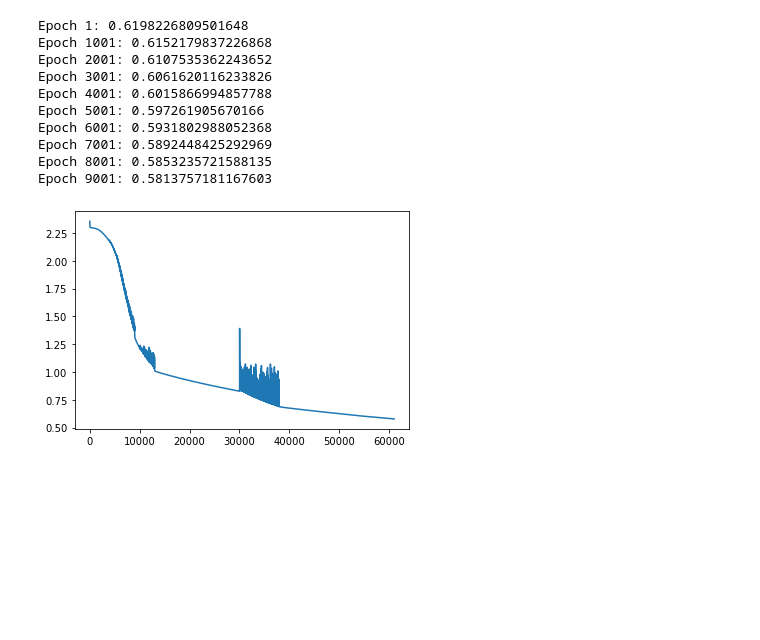
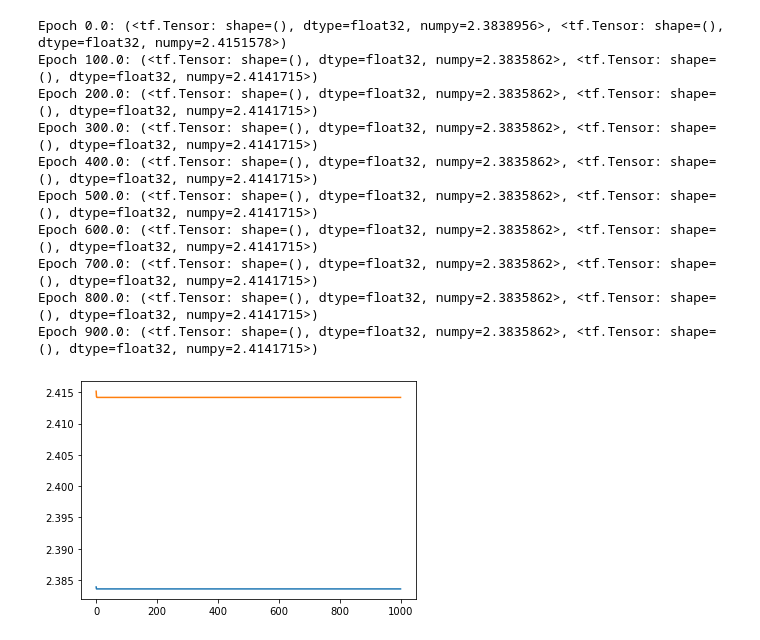
Before and after one commit to asarwinski/NeuralNetworks, a Jupyter notebook: MNIST/mnist.ipynb, the cells around one changed output. Drawn from its saved outputs; the diff is of its cells as text; code cells hidden in the pictures; blank space fills up the shorter version.

Commit message:
Added test for exponetally weighted averages

```diff
--- a/MNIST/mnist.ipynb
+++ b/MNIST/mnist.ipynb
@@ -171,8 +189,22 @@ x_train = x_train / 255
 x_test = x_test / 255
 y_train = tf.one_hot(y_train, depth=10, axis=0)
 y_test = tf.one_hot(y_test, depth=10, axis=0)
-x_train = x_train[:10000]
-y_train = y_train[:,:10000]
 
 x_train = tf.reshape(x_train, [784, -1])
 x_train = tf.cast(x_train, tf.float32)
+
+x_test = tf.reshape(x_test, [784, -1])
+x_test = tf.cast(x_test, tf.float32)
+
+x_train = x_test[:,:10000].numpy()
+y_train = y_train[:,:10000].numpy()
+
+x_test = x_test[:,:1000]
+y_test = y_test[:,:1000]
+
+
+x_train_batches = create_batches(x_train, batch_size)
+y_train_batches = create_batches(y_train, batch_size)
+
+x_train_batches = tf.ragged.constant(x_train_batches)
+y_train_batches = tf.ragged.constant(y_train_batches)
@@ -182,27 +211,46 @@ y_train = tf.constant([[0,1,1,0],[1,0,0,1]], dtype=tf.float32)
+# %%
+layer_names = ['dense', 'batch_norm', 'dense', 'softmax']
+hidden_units = [16,8,8,10]
+input_size = 784
+hidden_units.insert(0, input_size)
+
+learning_rate = tf.constant(0.001, dtype=tf.float32)
+keep_prob = 0.9
+
+image_height = 28
+image_width = 28
+
+m_train = x_train.shape[1]
+m_test = x_test.shape[1]
+
+batch_size = 256
 # %%
 layers = create_layers()
 costs = []
+optimizer = Adam()
+
+training_step = tf.function(training_step_template)
 # %%
-for i in range(10000):
-    cost = training_step(x_train, y_train, layers, learning_rate)
+for i in tf.range(1000, dtype=tf.float32):
+    cost = training_step(x_train_batches, y_train_batches, x_test, y_test, layers, optimizer, learning_rate)
     costs.append(cost)
-    if i%1000 == 0:
-        print('Epoch {0}: {1}'.format(i+1, cost))
+    if i%100 == 0:
+        print('Epoch {0}: {1}'.format(i, cost))
 
 plt.plot(costs)
 plt.show()
 # %% [output]
-Epoch 1: 0.6198226809501648
-Epoch 1001: 0.6152179837226868
-Epoch 2001: 0.6107535362243652
-Epoch 3001: 0.6061620116233826
-Epoch 4001: 0.6015866994857788
-Epoch 5001: 0.597261905670166
-Epoch 6001: 0.5931802988052368
-Epoch 7001: 0.5892448425292969
-Epoch 8001: 0.5853235721588135
-Epoch 9001: 0.5813757181167603
+Epoch 0.0: (<tf.Tensor: shape=(), dtype=float32, numpy=2.3838956>, <tf.Tensor: shape=(), dtype=float32, numpy=2.4151578>)
+Epoch 100.0: (<tf.Tensor: shape=(), dtype=float32, numpy=2.3835862>, <tf.Tensor: shape=(), dtype=float32, numpy=2.4141715>)
+Epoch 200.0: (<tf.Tensor: shape=(), dtype=float32, numpy=2.3835862>, <tf.Tensor: shape=(), dtype=float32, numpy=2.4141715>)
+Epoch 300.0: (<tf.Tensor: shape=(), dtype=float32, numpy=2.3835862>, <tf.Tensor: shape=(), dtype=float32, numpy=2.4141715>)
+Epoch 400.0: (<tf.Tensor: shape=(), dtype=float32, numpy=2.3835862>, <tf.Tensor: shape=(), dtype=float32, numpy=2.4141715>)
+Epoch 500.0: (<tf.Tensor: shape=(), dtype=float32, numpy=2.3835862>, <tf.Tensor: shape=(), dtype=float32, numpy=2.4141715>)
+Epoch 600.0: (<tf.Tensor: shape=(), dtype=float32, numpy=2.3835862>, <tf.Tensor: shape=(), dtype=float32, numpy=2.4141715>)
+Epoch 700.0: (<tf.Tensor: shape=(), dtype=float32, numpy=2.3835862>, <tf.Tensor: shape=(), dtype=float32, numpy=2.4141715>)
+Epoch 800.0: (<tf.Tensor: shape=(), dtype=float32, numpy=2.3835862>, <tf.Tensor: shape=(), dtype=float32, numpy=2.4141715>)
+Epoch 900.0: (<tf.Tensor: shape=(), dtype=float32, numpy=2.3835862>, <tf.Tensor: shape=(), dtype=float32, numpy=2.4141715>)
-[figure, old version]
+[figure, new version]
 # %%
 prediction = forward_pass(x_train, layers, False)
 a = tf.argmax(prediction, axis=0)
```
Also changed, not shown: parts of 9 cells of this notebook, 1 other file.
